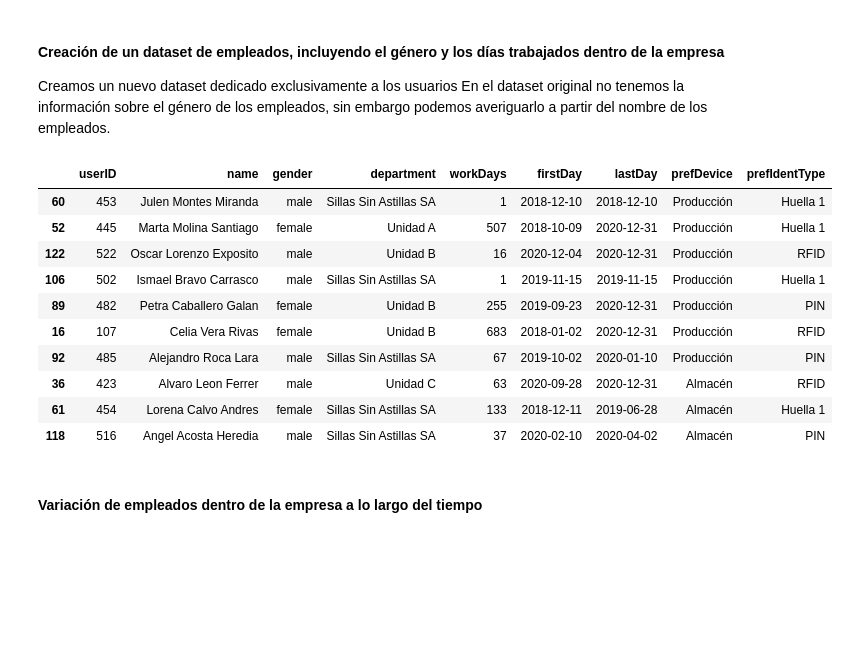
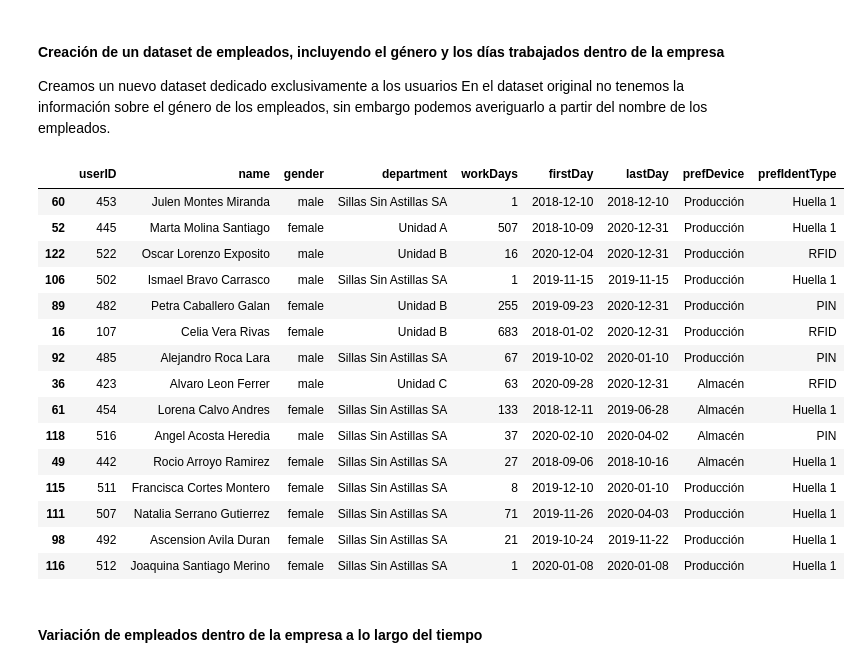
Before and after one commit to lupon1/EDA-Time-And-Attendance, a Jupyter notebook: eda.ipynb, the cells around one changed output. Saved outputs shown, nothing was run; the diff lists cells and outputs as text; code cells hidden in the pictures; blank space fills up the shorter version.

```diff
--- a/eda.ipynb
+++ b/eda.ipynb
@@ -389,34 +388,39 @@ for i in uniqueIDS:
     department = filteredDF['department'].iloc[0]
     firstDay = filteredDF['datetime'].min()
     lastDay = filteredDF['datetime'].max()
     workDays = filteredDF['datetime'].nunique()
     prefDevice = filteredDF['deviceName'].mode()[0]
     prefIdentType = filteredDF['identificationCode'].mode()[0]
     newRow = {'userID':i,
               'name':name,
               'gender':namesDict[name.split()[0]],
               'department':department,
               'firstDay':firstDay,
               'lastDay':lastDay,
               'workDays':workDays,
               'prefDevice':prefDevice,
               'prefIdentType':identificationCodes[prefIdentType]}
     employees = employees.append(newRow, ignore_index=True)
 
 employees['workDays'] = pd.to_numeric(employees['workDays'])
-employees.sample(10, random_state=90)
+employees.sample(15, random_state=90)
 # %% [output]
 |  | userID | name | gender | department | workDays | firstDay | lastDay | prefDevice | prefIdentType |
 | 60 | 453 | Julen Montes Miranda | male | Sillas Sin Astillas SA | 1 | 2018-12-10 | 2018-12-10 | Producción | Huella 1 |
 | 52 | 445 | Marta Molina Santiago | female | Unidad A | 507 | 2018-10-09 | 2020-12-31 | Producción | Huella 1 |
 | 122 | 522 | Oscar Lorenzo Exposito | male | Unidad B | 16 | 2020-12-04 | 2020-12-31 | Producción | RFID |
 | 106 | 502 | Ismael Bravo Carrasco | male | Sillas Sin Astillas SA | 1 | 2019-11-15 | 2019-11-15 | Producción | Huella 1 |
 | 89 | 482 | Petra Caballero Galan | female | Unidad B | 255 | 2019-09-23 | 2020-12-31 | Producción | PIN |
 | 16 | 107 | Celia Vera Rivas | female | Unidad B | 683 | 2018-01-02 | 2020-12-31 | Producción | RFID |
 | 92 | 485 | Alejandro Roca Lara | male | Sillas Sin Astillas SA | 67 | 2019-10-02 | 2020-01-10 | Producción | PIN |
 | 36 | 423 | Alvaro Leon Ferrer | male | Unidad C | 63 | 2020-09-28 | 2020-12-31 | Almacén | RFID |
 | 61 | 454 | Lorena Calvo Andres | female | Sillas Sin Astillas SA | 133 | 2018-12-11 | 2019-06-28 | Almacén | Huella 1 |
 | 118 | 516 | Angel Acosta Heredia | male | Sillas Sin Astillas SA | 37 | 2020-02-10 | 2020-04-02 | Almacén | PIN |
+| 49 | 442 | Rocio Arroyo Ramirez | female | Sillas Sin Astillas SA | 27 | 2018-09-06 | 2018-10-16 | Almacén | Huella 1 |
+| 115 | 511 | Francisca Cortes Montero | female | Sillas Sin Astillas SA | 8 | 2019-12-10 | 2020-01-10 | Producción | Huella 1 |
+| 111 | 507 | Natalia Serrano Gutierrez | female | Sillas Sin Astillas SA | 71 | 2019-11-26 | 2020-04-03 | Producción | Huella 1 |
+| 98 | 492 | Ascension Avila Duran | female | Sillas Sin Astillas SA | 21 | 2019-10-24 | 2019-11-22 | Producción | Huella 1 |
+| 116 | 512 | Joaquina Santiago Merino | female | Sillas Sin Astillas SA | 1 | 2020-01-08 | 2020-01-08 | Producción | Huella 1 |
 # %% [markdown]
 #### Variación de empleados dentro de la empresa a lo largo del tiempo
 # %%
```
Also changed, not shown: parts of 5 cells of this notebook, 1 other file.
